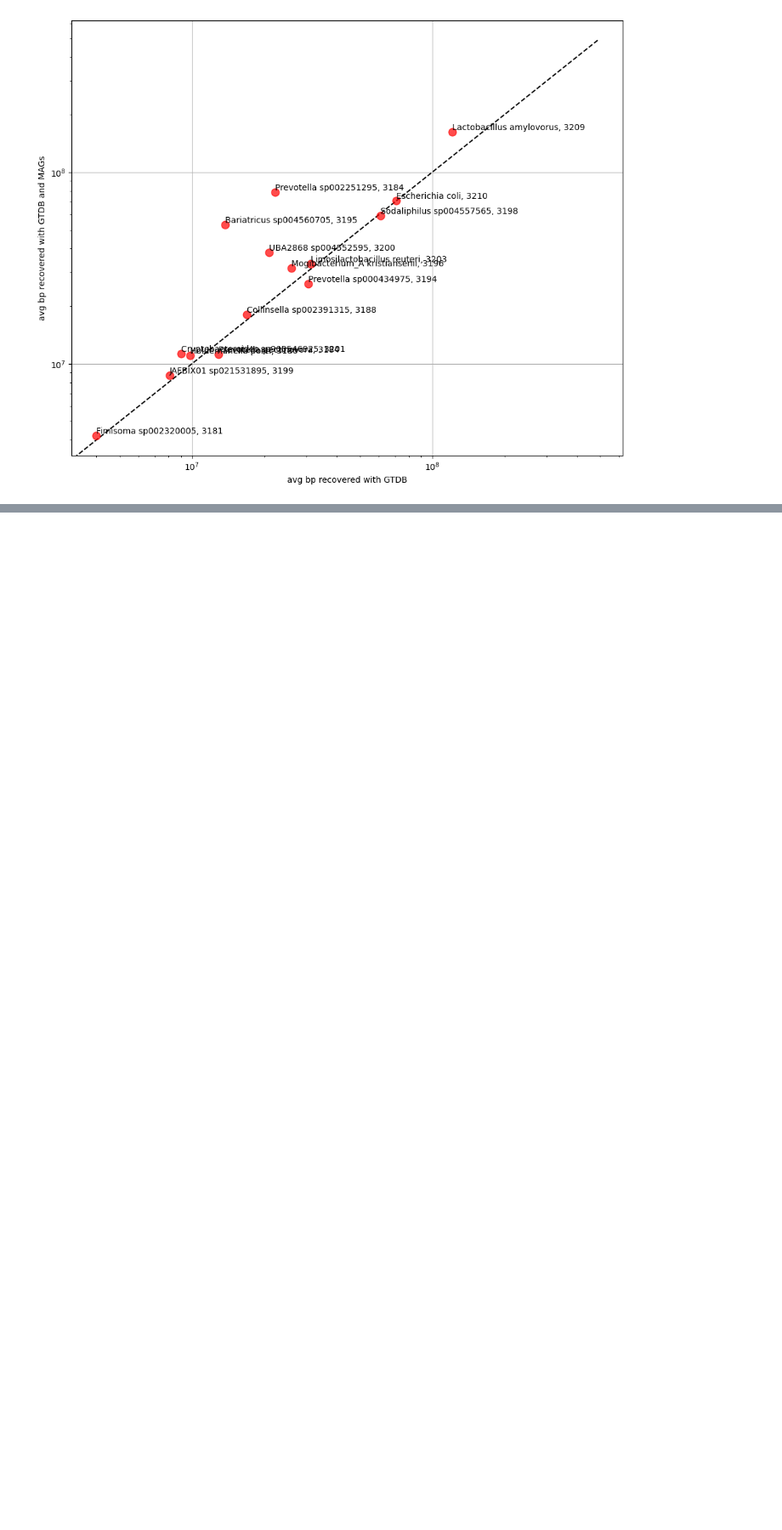
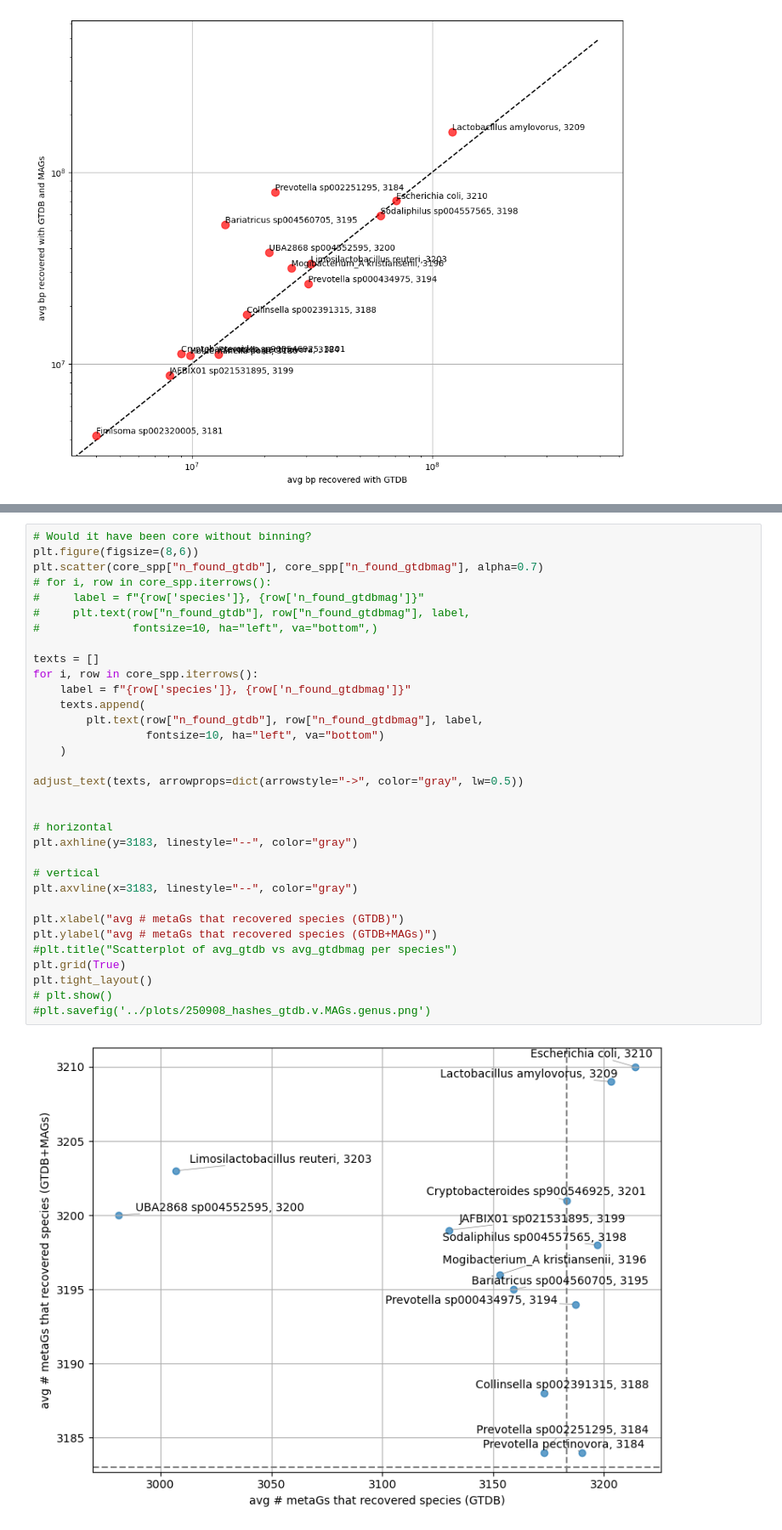
Before and after one commit to AnneliektH/2025-pig-binning-plots, a Jupyter notebook: notebooks/done.250830_compare_speciespres_dbs.ipynb, the cells around one changed output, grey strips where cells are left out. Shown at 85% size. Drawn from its saved outputs; the diff is of its cells as text; blank space fills up the shorter version.

```diff
--- a/notebooks/done.250830_compare_speciespres_dbs.ipynb
+++ b/notebooks/done.250830_compare_speciespres_dbs.ipynb
@@ -157,0 +184,35 @@ plt.savefig('../../2025-pig-corespp/plots/251023_core_spp.pdf')
+# %%
+# Would it have been core without binning?
+plt.figure(figsize=(8,6))
+plt.scatter(core_spp["n_found_gtdb"], core_spp["n_found_gtdbmag"], alpha=0.7)
+# for i, row in core_spp.iterrows():
+#     label = f"{row['species']}, {row['n_found_gtdbmag']}"
+#     plt.text(row["n_found_gtdb"], row["n_found_gtdbmag"], label,
+#              fontsize=10, ha="left", va="bottom",)
+
+texts = []
+for i, row in core_spp.iterrows():
+    label = f"{row['species']}, {row['n_found_gtdbmag']}"
+    texts.append(
+        plt.text(row["n_found_gtdb"], row["n_found_gtdbmag"], label,
+                 fontsize=10, ha="left", va="bottom")
+    )
+
+adjust_text(texts, arrowprops=dict(arrowstyle="->", color="gray", lw=0.5))
+
+
+# horizontal
+plt.axhline(y=3183, linestyle="--", color="gray")
+
+# vertical
+plt.axvline(x=3183, linestyle="--", color="gray")
+
+plt.xlabel("avg # metaGs that recovered species (GTDB)")
+plt.ylabel("avg # metaGs that recovered species (GTDB+MAGs)")
+#plt.title("Scatterplot of avg_gtdb vs avg_gtdbmag per species")
+plt.grid(True)
+plt.tight_layout()
+# plt.show()
+#plt.savefig('../plots/250908_hashes_gtdb.v.MAGs.genus.png')
+# %% [output]
+[figure, added]
```
Also changed, not shown: parts of 6 cells of this notebook.
